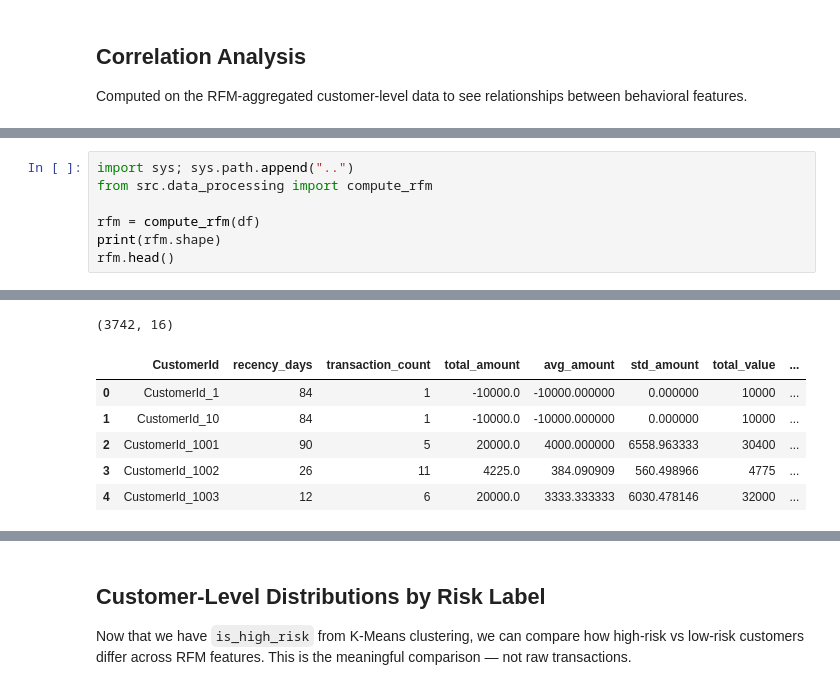
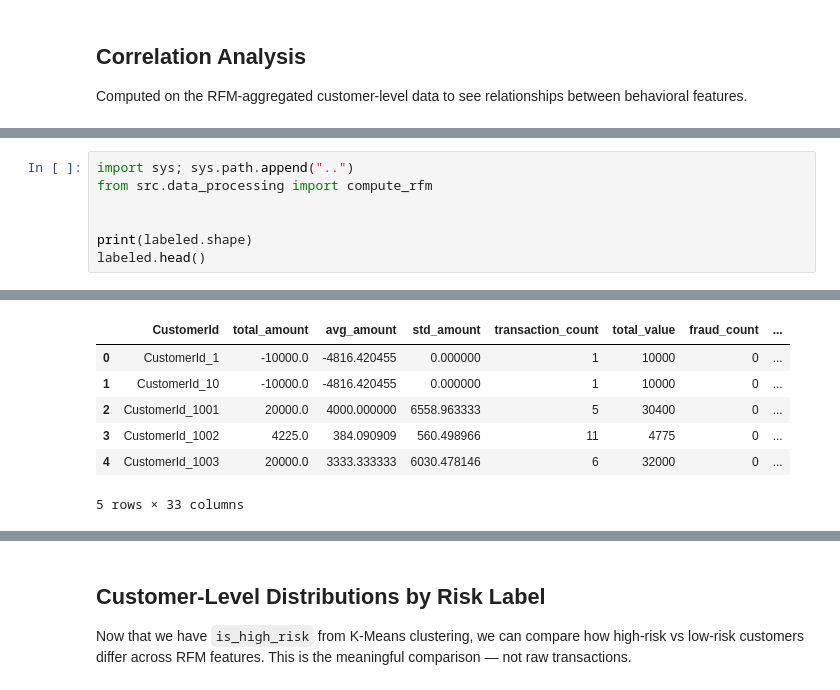
Before and after one commit to MasteryProgram/week-4-credit-risk-model, a Jupyter notebook: notebooks/eda.ipynb, the cells around one changed output, grey strips where cells are left out. Saved outputs shown, nothing was run; the diff lists cells and outputs as text.

```diff
--- a/notebooks/eda.ipynb
+++ b/notebooks/eda.ipynb
@@ -187,7 +263,7 @@ Computed on the RFM-aggregated customer-level data to see relationships between
 import sys; sys.path.append("..")
 from src.data_processing import compute_rfm
 
-rfm = compute_rfm(df)
-print(rfm.shape)
-rfm.head()
+
+print(labeled.shape)
+labeled.head()
 # %% [output]
@@ -196,7 +271,7 @@ rfm.head()
+|  | CustomerId | total_amount | avg_amount | std_amount | transaction_count | total_value | fraud_count | ... |
+| 0 | CustomerId_1 | -10000.0 | -4816.420455 | 0.000000 | 1 | 10000 | 0 | ... |
+| 1 | CustomerId_10 | -10000.0 | -4816.420455 | 0.000000 | 1 | 10000 | 0 | ... |
+| 2 | CustomerId_1001 | 20000.0 | 4000.000000 | 6558.963333 | 5 | 30400 | 0 | ... |
+| 3 | CustomerId_1002 | 4225.0 | 384.090909 | 560.498966 | 11 | 4775 | 0 | ... |
+| 4 | CustomerId_1003 | 20000.0 | 3333.333333 | 6030.478146 | 6 | 32000 | 0 | ... |
-(3742, 16)
+5 rows × 33 columns
-|  | CustomerId | recency_days | transaction_count | total_amount | avg_amount | std_amount | total_value | ... |
-| 0 | CustomerId_1 | 84 | 1 | -10000.0 | -10000.000000 | 0.000000 | 10000 | ... |
-| 1 | CustomerId_10 | 84 | 1 | -10000.0 | -10000.000000 | 0.000000 | 10000 | ... |
-| 2 | CustomerId_1001 | 90 | 5 | 20000.0 | 4000.000000 | 6558.963333 | 30400 | ... |
-| 3 | CustomerId_1002 | 26 | 11 | 4225.0 | 384.090909 | 560.498966 | 4775 | ... |
-| 4 | CustomerId_1003 | 12 | 6 | 20000.0 | 3333.333333 | 6030.478146 | 32000 | ... |
```
Also changed, not shown: parts of 14 cells of this notebook, 8 other files.
